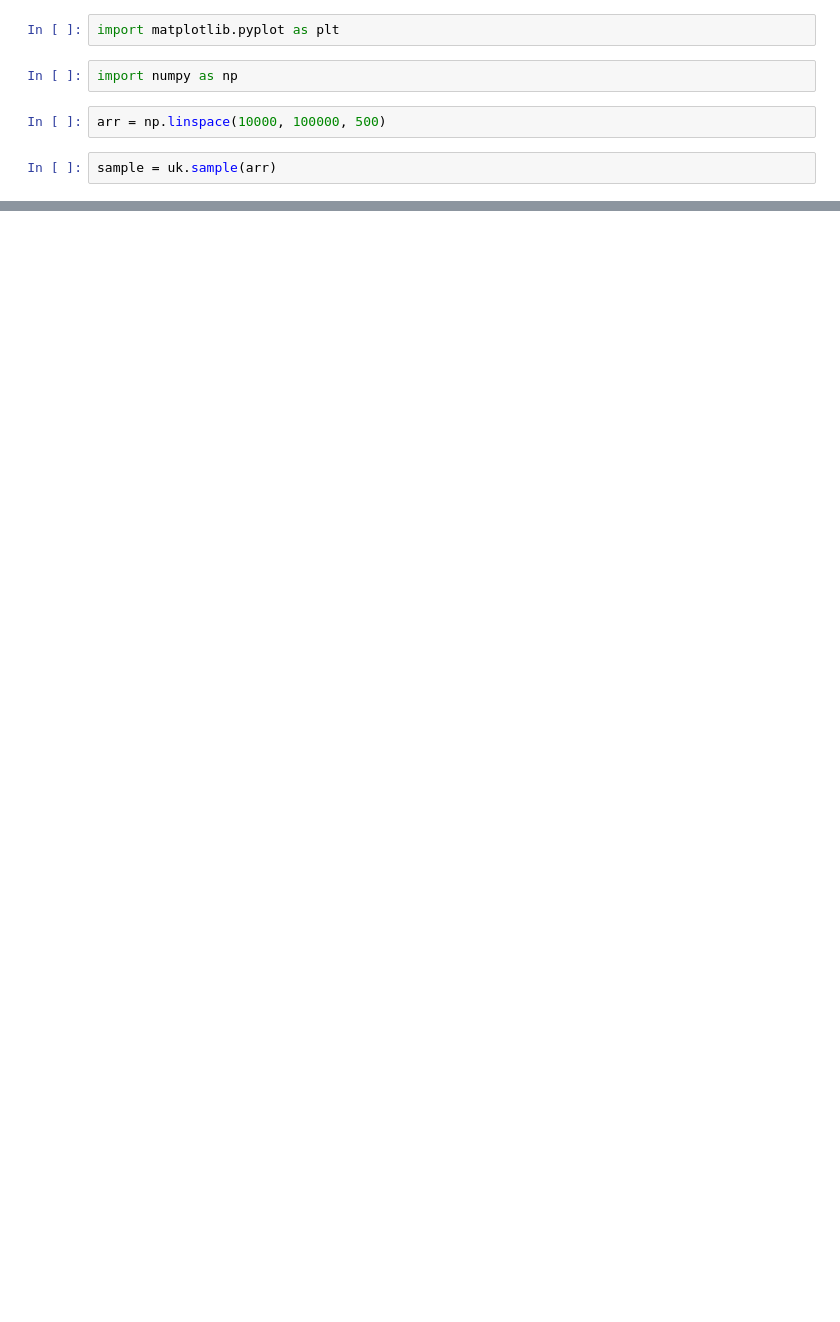
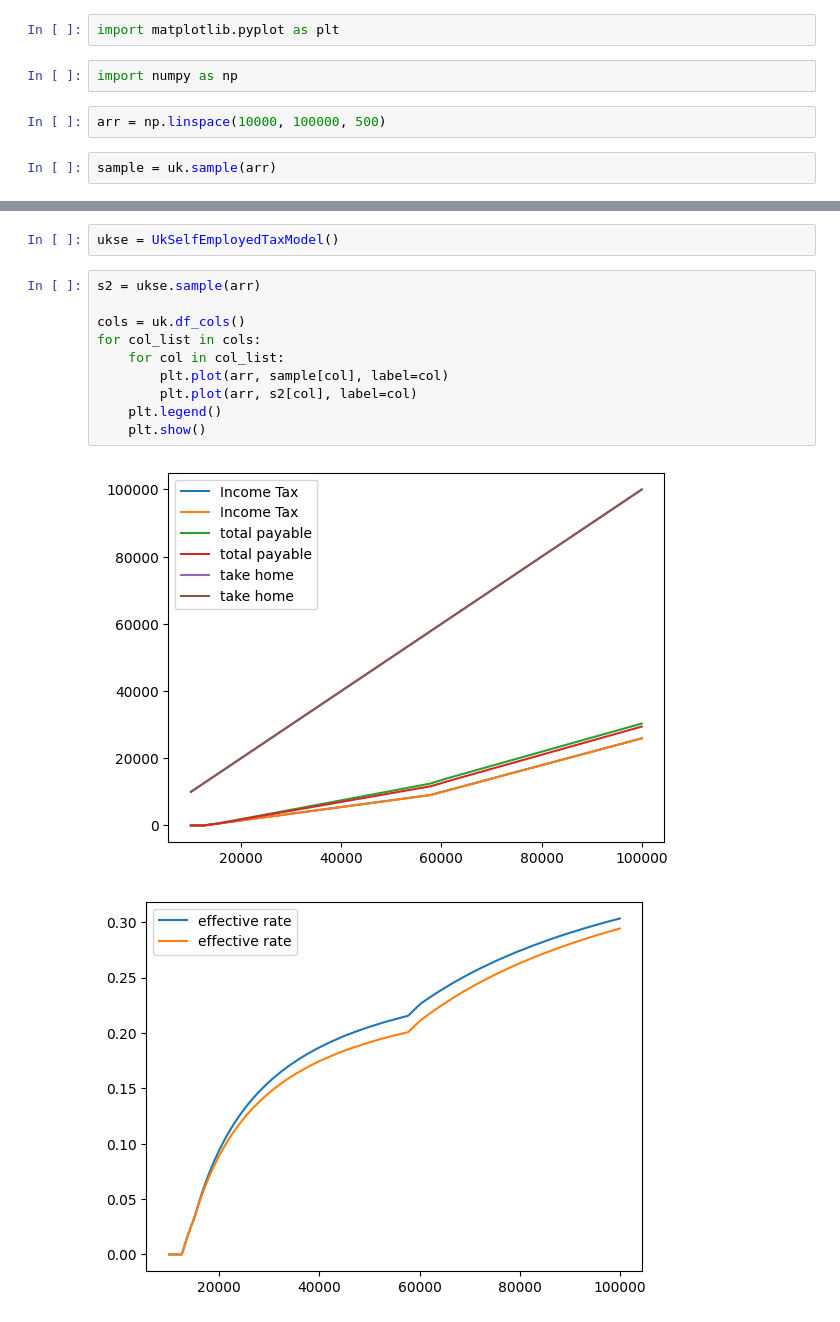
Before and after one commit to JonathanMair/cuota, a Jupyter notebook: jupyter/Untitled7.ipynb, the cells around one changed output, grey strips where cells are left out. Saved outputs shown, nothing was run; the diff lists cells and outputs as text; blank space fills up the shorter version.

```diff
--- a/jupyter/Untitled7.ipynb
+++ b/jupyter/Untitled7.ipynb
@@ -29,0 +30,15 @@ for col_list in cols:
+# %%
+ukse = UkSelfEmployedTaxModel()
+# %%
+s2 = ukse.sample(arr)
+
+cols = uk.df_cols()
+for col_list in cols:
+    for col in col_list:
+        plt.plot(arr, sample[col], label=col)
+        plt.plot(arr, s2[col], label=col)
+    plt.legend()
+    plt.show()
+# %% [output]
+[figure, added]
+[figure, added]
```
Also changed, not shown: parts of 3 cells of this notebook, 7 other files.
